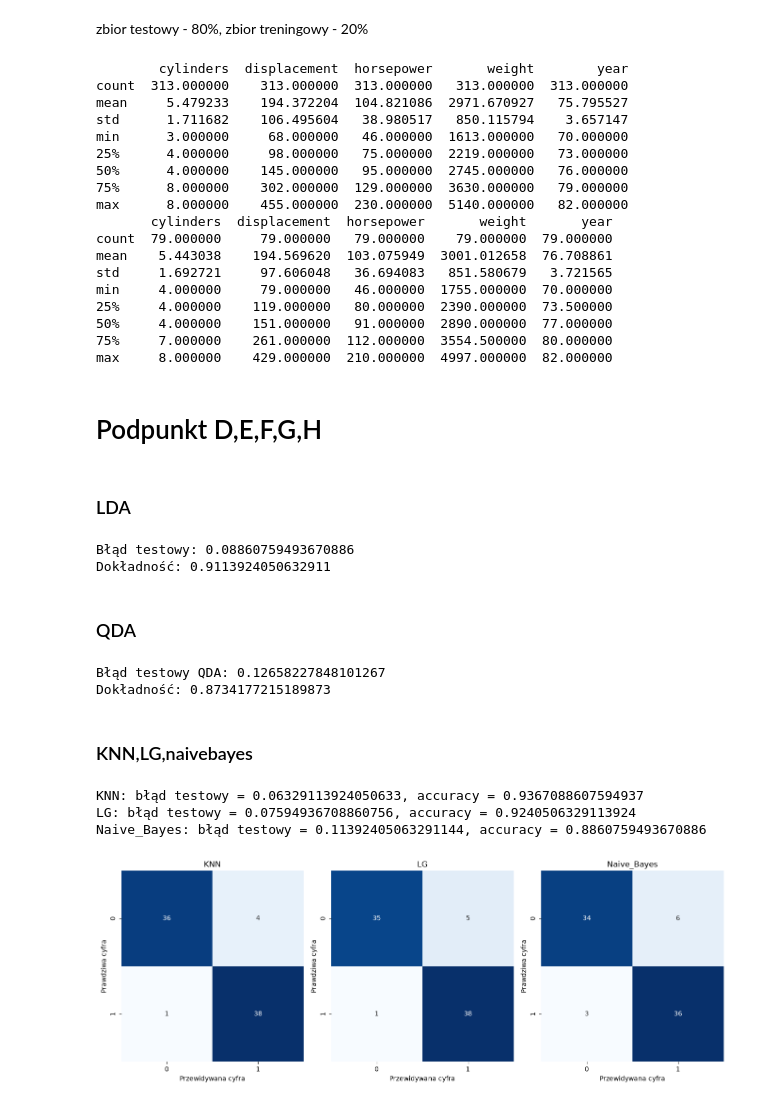
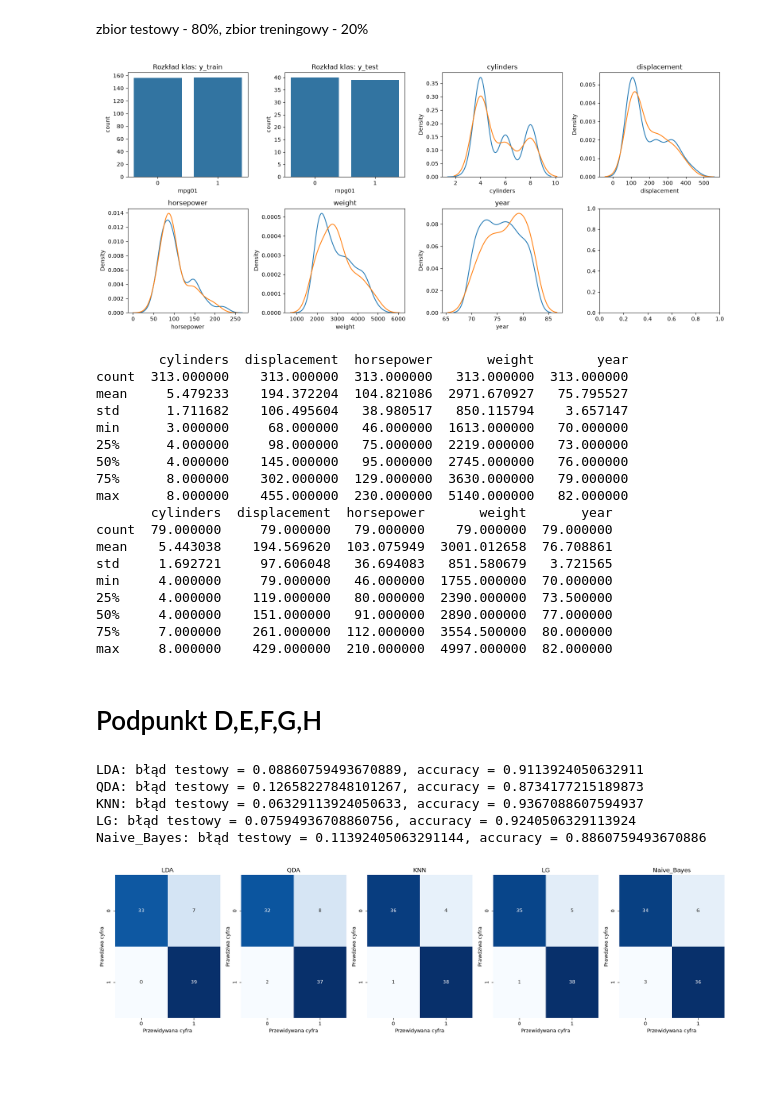
Before and after one commit to Ssulkow/uczenie_masyznowe, a Jupyter notebook: Zadanie14.ipynb, the cells around one changed output. Cells and saved outputs as stored; diff of their text form; code cells hidden in the pictures; blank space fills up the shorter version.

```diff
--- a/Zadanie14.ipynb
+++ b/Zadanie14.ipynb
@@ -79,9 +79,28 @@ zbior testowy - 80%, zbior treningowy - 20%
 X = Auto[['cylinders', 'displacement', 'horsepower', 'weight', 'year']]
 Y = Auto['mpg01']
 x_train,x_test,y_train,y_test = train_test_split(X,Y,test_size=0.2,random_state=42,stratify=Y)
+fig, axes = plt.subplots(2, 4, figsize=(16, 7))
+axes = axes.flatten()
+
+sns.countplot(x=y_train, ax=axes[0])
+axes[0].set_title('Rozkład klas: y_train')
+
+sns.countplot(x=y_test, ax=axes[1])
+axes[1].set_title('Rozkład klas: y_test')
+
+
+for i,kol in enumerate(X.columns,start=2):
+    sns.kdeplot(x_train[kol],label='train',ax=axes[i])
+    sns.kdeplot(x_test[kol],label='test',ax=axes[i])
+    axes[i].set_title(kol)
+
+
+plt.tight_layout()
+plt.show()
 print(x_train.describe())
 print(x_test.describe())
 # %% [output]
+[figure, added]
         cylinders  displacement  horsepower       weight        year
 count  313.000000    313.000000  313.000000   313.000000  313.000000
 mean     5.479233    194.372204  104.821086  2971.670927   75.795527
@@ -102,36 +121,12 @@ min     4.000000     79.000000   46.000000  1755.000000  70.000000
 max     8.000000    429.000000  210.000000  4997.000000  82.000000
 # %% [markdown]
 # Podpunkt D,E,F,G,H
-# %% [markdown]
-### LDA
-# %%
-lda = LinearDiscriminantAnalysis()
-lda.fit(x_train, y_train)
-
-y_pred = lda.predict(x_test)
-
-test_error = np.mean(y_pred != y_test)
-print("Błąd testowy:", test_error)
-print("Dokładność:", 1 - test_error)
-# %% [output]
-Błąd testowy: 0.08860759493670886
-Dokładność: 0.9113924050632911
-# %% [markdown]
-### QDA
-# %%
-qda = QuadraticDiscriminantAnalysis()
-qda.fit(x_train, y_train)
-y_pred_qda = qda.predict(x_test)
-test_error_qda = np.mean(y_pred_qda != y_test)
-print("Błąd testowy QDA:",test_error_qda)
-print("Dokładność:", 1 - test_error_qda)
-# %% [output]
-Błąd testowy QDA: 0.12658227848101267
-Dokładność: 0.8734177215189873
-# %% [markdown]
-### KNN,LG,naivebayes
 # %%
 clfs = {
+    "LDA":Pipeline([('method',LinearDiscriminantAnalysis())
+    ]),
+    "QDA":Pipeline([('method',QuadraticDiscriminantAnalysis())
+    ]),
     "KNN":Pipeline([('Standard_scaler',StandardScaler()),
         ('method',KNeighborsClassifier(n_neighbors=7))
     ]),
@@ -143,6 +138,7 @@ clfs = {
     "Naive_Bayes":Pipeline([('Standard_scaler',StandardScaler()),
         ('method',GaussianNB())
     ])
+
 }
 # %%
 predykcje = {}
@@ -154,20 +150,22 @@ for (nazwa,clf) in clfs.items():
     err = 1 - acc
     print(f"{nazwa}: błąd testowy = {err}, accuracy = {acc}")
 # %% [output]
+LDA: błąd testowy = 0.08860759493670889, accuracy = 0.9113924050632911
+QDA: błąd testowy = 0.12658227848101267, accuracy = 0.8734177215189873
 KNN: błąd testowy = 0.06329113924050633, accuracy = 0.9367088607594937
 LG: błąd testowy = 0.07594936708860756, accuracy = 0.9240506329113924
 Naive_Bayes: błąd testowy = 0.11392405063291144, accuracy = 0.8860759493670886
 # %%
 plt.figure(figsize=(18, 5))
 for i, (name, pred) in enumerate(predykcje.items(), start=1):
-    plt.subplot(1, 4, i)
+    plt.subplot(1, 5, i)
     cm = confusion_matrix(y_test, pred)
     sns.heatmap(cm, annot=True, fmt="d", cmap="Blues", cbar=False)
     plt.title(f"{name}")
     plt.xlabel("Przewidywana cyfra")
     plt.ylabel("Prawdziwa cyfra") #
 
 plt.tight_layout()
 plt.show()
 # %% [output]
-[figure, old version]
+[figure, new version]
```
